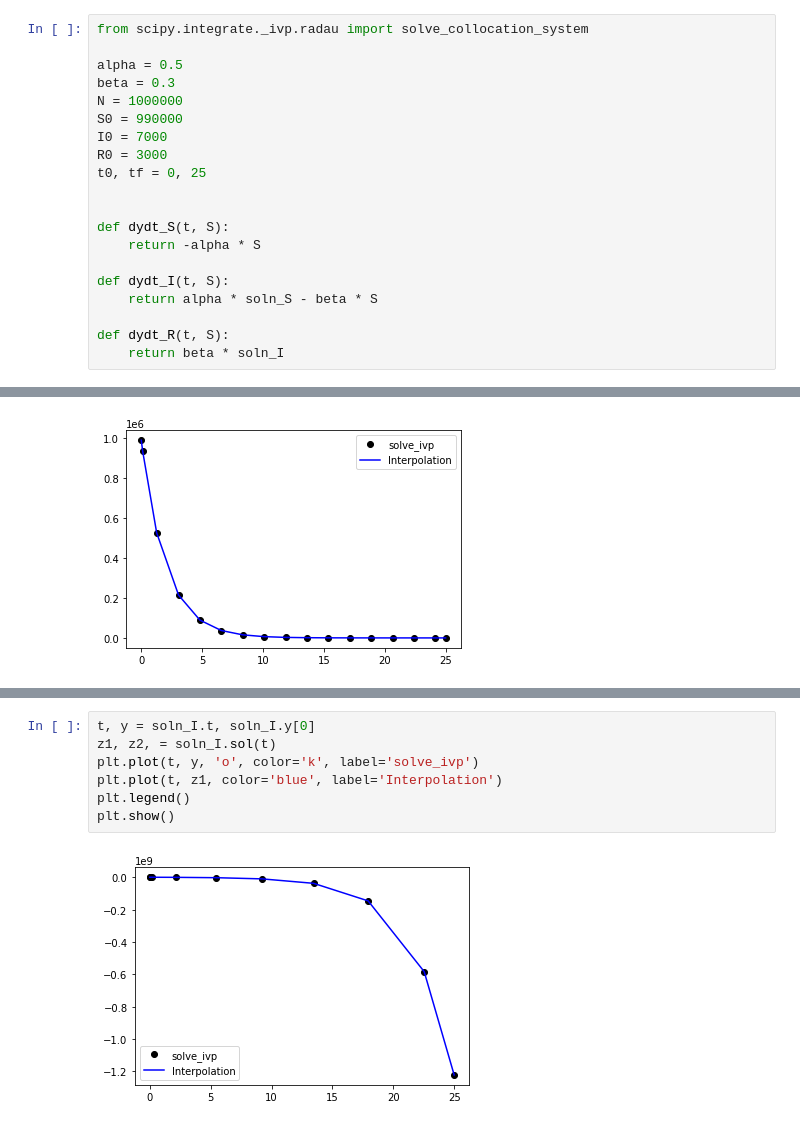
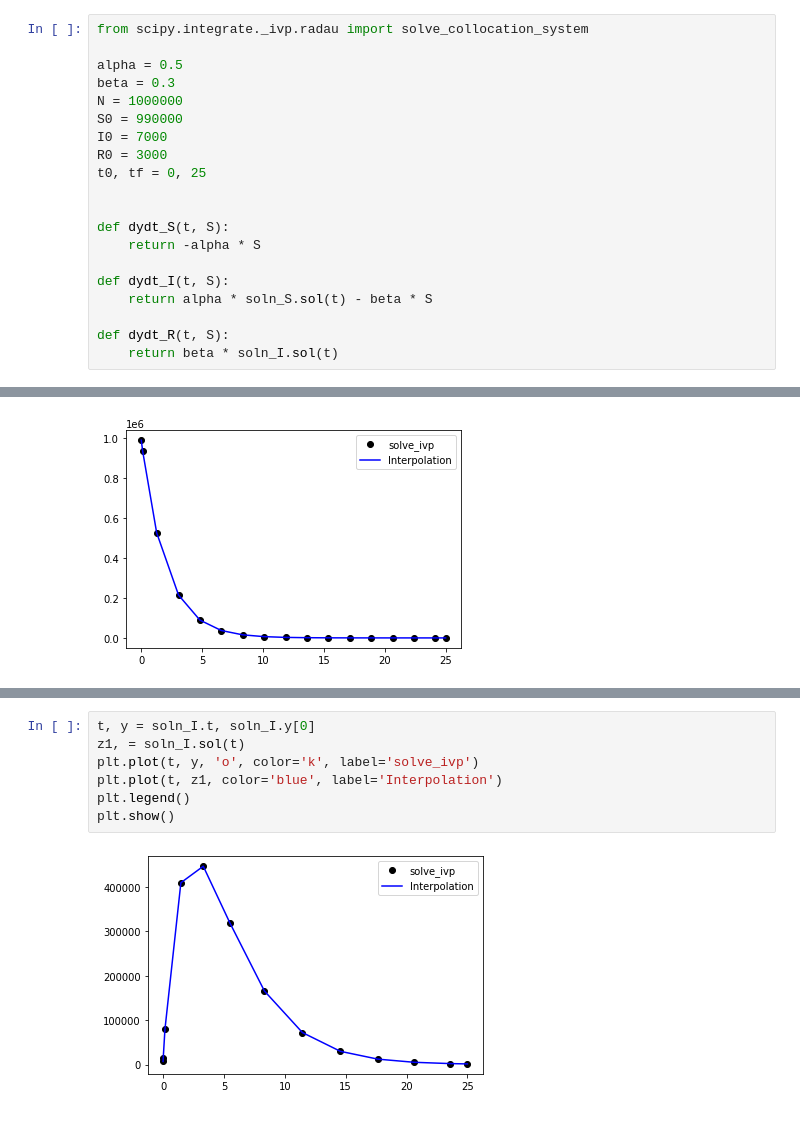
Before and after one commit to Susanna-Salata/goit-DS, a Jupyter notebook: GoIT_DS_HomeWork_4_2.ipynb, the cells around one changed output, grey strips where cells are left out. Cells and saved outputs as stored; diff of their text form.

```diff
--- a/GoIT_DS_HomeWork_4_2.ipynb
+++ b/GoIT_DS_HomeWork_4_2.ipynb
@@ -25,10 +25,10 @@ def dydt_S(t, S):
     return -alpha * S
 
 def dydt_I(t, S):
-    return alpha * soln_S - beta * S
+    return alpha * soln_S.sol(t) - beta * S
 
 def dydt_R(t, S):
-    return beta * soln_I
+    return beta * soln_I.sol(t)
 # %%
 soln_S = solve_ivp(dydt_S, (t0, tf), [S0], dense_output=True)
 print(soln_S)
@@ -68,12 +85,12 @@ TypeError: ignored
 # %%
 t, y = soln_I.t, soln_I.y[0]
-z1, z2, = soln_I.sol(t)
+z1, = soln_I.sol(t)
 plt.plot(t, y, 'o', color='k', label='solve_ivp')
 plt.plot(t, z1, color='blue', label='Interpolation')
 plt.legend()
 plt.show()
 # %% [output]
-[figure, old version]
+[figure, new version]
 # %%
 soln_R = solve_ivp(dydt_R, (t0, tf), [R0], dense_output=True)
 print(soln_R)
```
Also changed, not shown: parts of 3 cells of this notebook.
